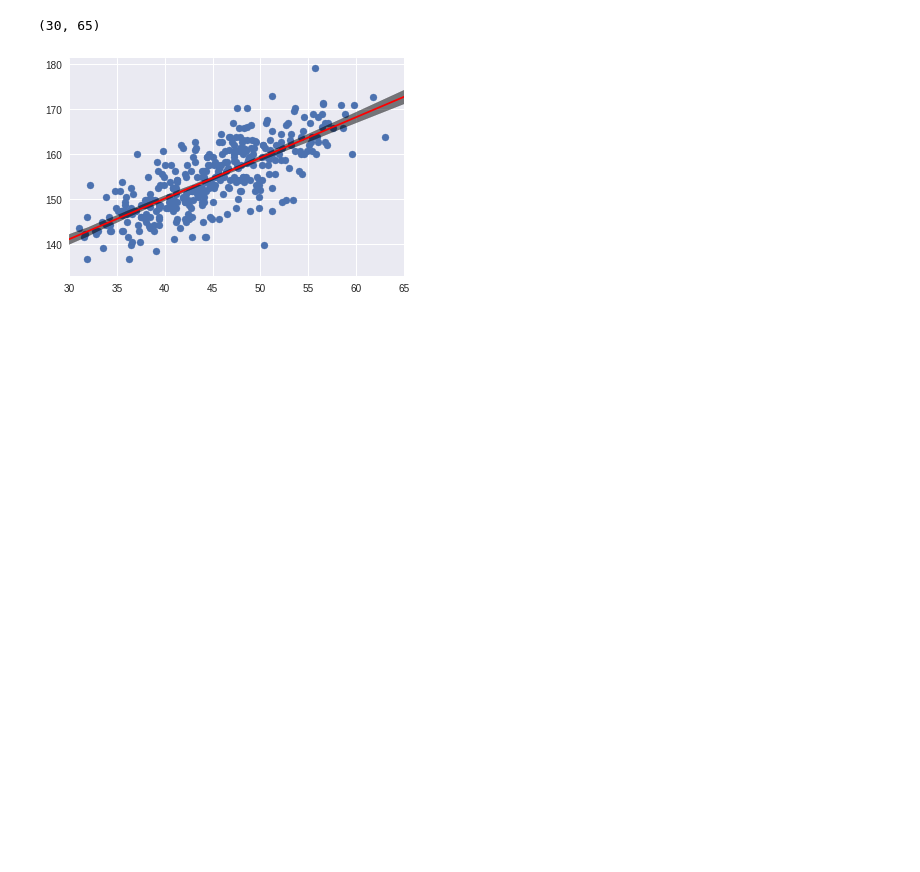
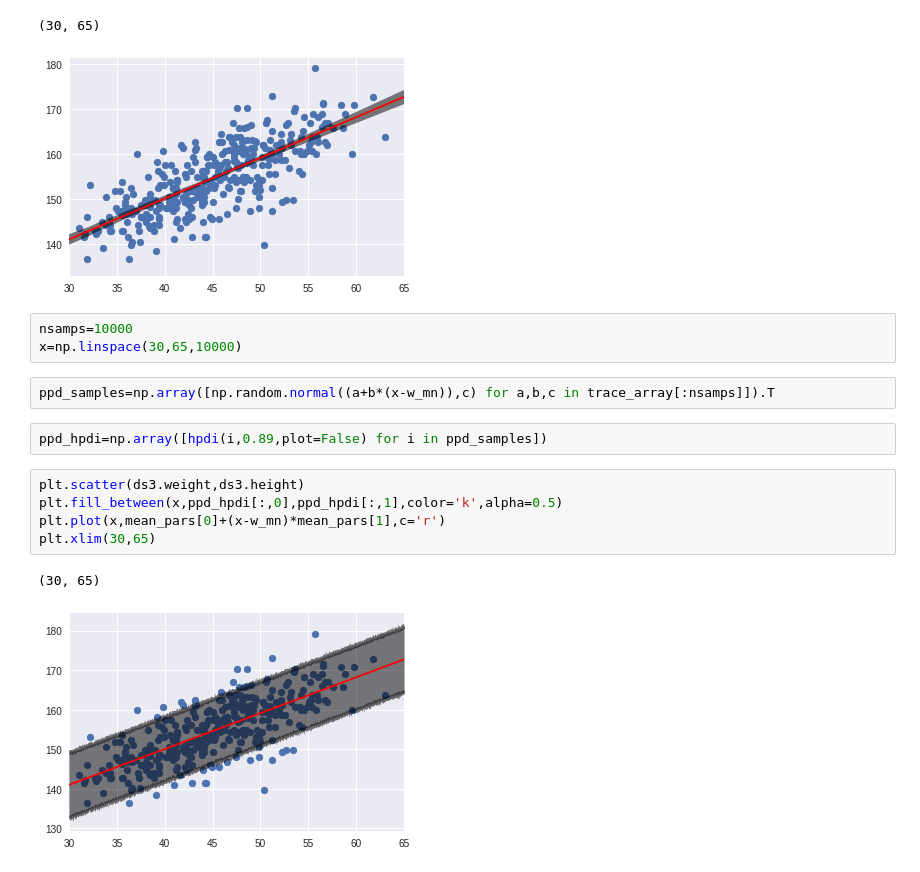
Before and after one commit to saint-germain/marginalization_bayes, a Jupyter notebook: stat_reth_ch4.ipynb, the cells around one changed output. Cells and saved outputs as stored; diff of their text form; blank space fills up the shorter version.

```diff
--- a/stat_reth_ch4.ipynb
+++ b/stat_reth_ch4.ipynb
@@ -695,3 +695,18 @@ plt.xlim(30,65)
 # %% [output]
 (30, 65)
 [figure]
+# %%
+nsamps=10000
+x=np.linspace(30,65,10000)
+# %%
+ppd_samples=np.array([np.random.normal((a+b*(x-w_mn)),c) for a,b,c in trace_array[:nsamps]]).T
+# %%
+ppd_hpdi=np.array([hpdi(i,0.89,plot=False) for i in ppd_samples])
+# %%
+plt.scatter(ds3.weight,ds3.height)
+plt.fill_between(x,ppd_hpdi[:,0],ppd_hpdi[:,1],color='k',alpha=0.5)
+plt.plot(x,mean_pars[0]+(x-w_mn)*mean_pars[1],c='r')
+plt.xlim(30,65)
+# %% [output]
+(30, 65)
+[figure, added]
```
